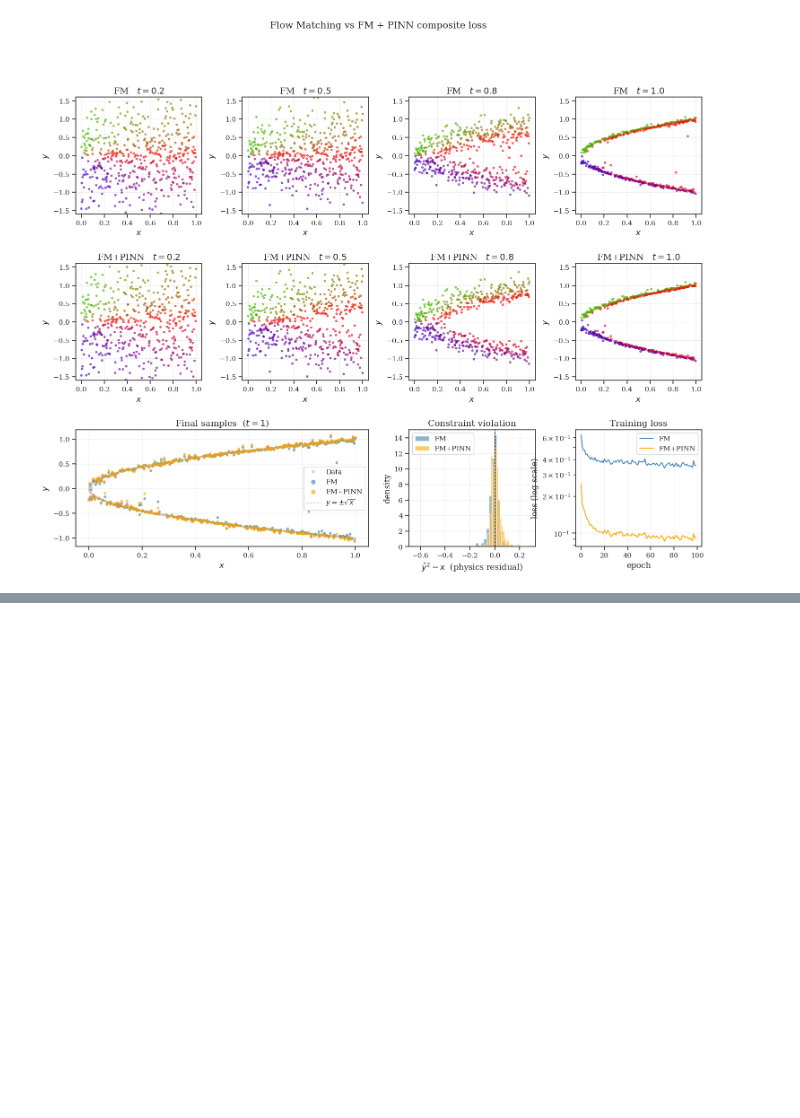
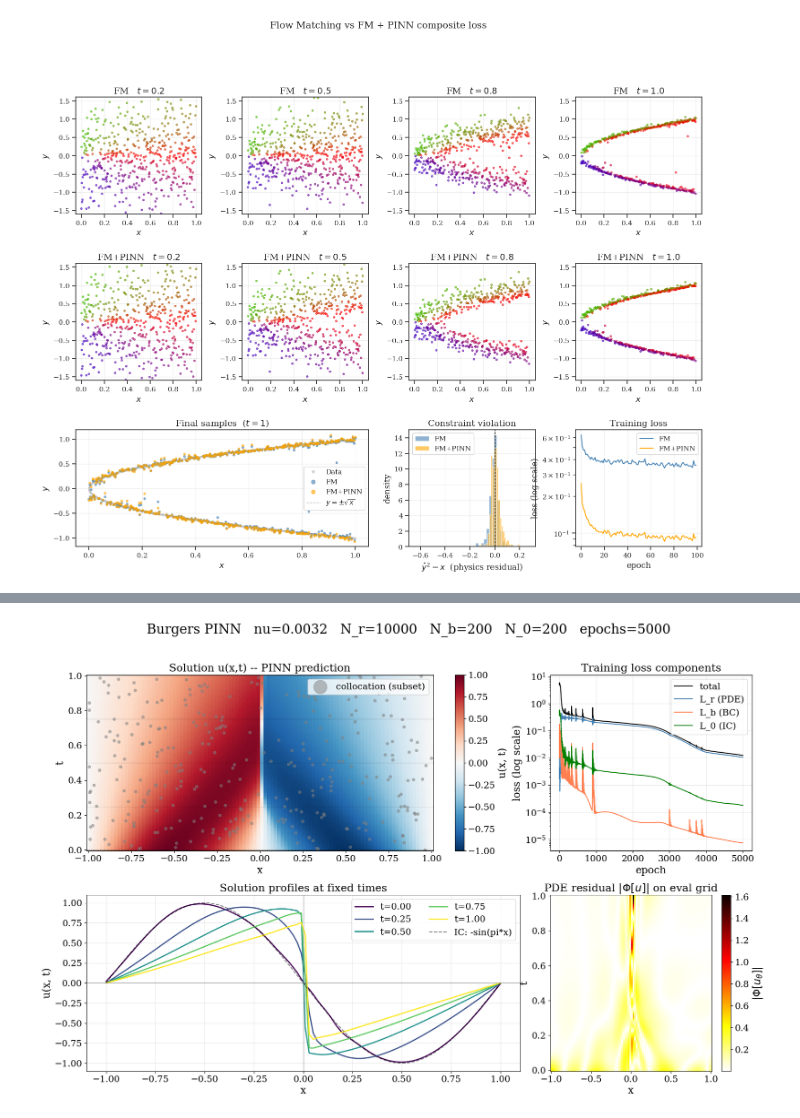
Before and after one commit to rahulbhadani/CPE487587_SP26, a Jupyter notebook: Code/Chapter_10_Physics_Informed_Neural_Network.ipynb, the cells around one changed output, grey strips where cells are left out. Saved outputs shown, nothing was run; the diff lists cells and outputs as text; code cells hidden in the pictures; blank space fills up the shorter version.

Commit message:
Chapter 10 PINN Code

```diff
--- a/Code/Chapter_10_Physics_Informed_Neural_Network.ipynb
+++ b/Code/Chapter_10_Physics_Informed_Neural_Network.ipynb
@@ -789,0 +963,82 @@ Epoch 100  FM: 0.35735   FM+PINN: 0.09235
+# %%
+plt.rcParams.update({
+    "font.size": 24, "font.family": "serif",
+    "axes.titlesize": 18, "axes.labelsize": 17,
+    "xtick.labelsize": 15, "ytick.labelsize": 15,
+    "legend.fontsize": 15,
+})
+
+#  Figure
+fig = plt.figure(figsize=(20, 12))
+gs  = gridspec.GridSpec(2, 3, figure=fig, hspace=0.25, wspace=0.15)
+
+# -- Panel 1: u(x,t) heatmap ------------------------------------------
+ax1 = fig.add_subplot(gs[0, :2])
+im  = ax1.pcolormesh(x_grid, t_grid, U, cmap="RdBu_r",
+                    shading="auto", vmin=-1.0, vmax=1.0)
+plt.colorbar(im, ax=ax1, label="u(x, t)")
+ax1.set_xlabel("x"); ax1.set_ylabel("t")
+ax1.set_title("Solution u(x,t) -- PINN prediction")
+
+# mark the time slices we will plot
+for t_val in [0.0, 0.25, 0.5, 0.75, 1.0]:
+    ax1.axhline(t_val, color="k", lw=0.6, ls="--", alpha=0.4)
+
+# scatter the collocation points
+ax1.scatter(x_r.detach().cpu()[:300],
+            t_r.detach().cpu()[:300],
+            s=20, color="gray", alpha=0.5, label="collocation (subset)")
+ax1.legend(loc="upper right", markerscale=5)
+
+# -- Panel 2: training loss curves ------------------------------------
+ax2 = fig.add_subplot(gs[0, 2])
+epochs_arr = np.arange(1, epochs+1)
+ax2.semilogy(epochs_arr, hist_total, label="total",  color="black", lw=1.5)
+ax2.semilogy(epochs_arr, hist_r,     label="L_r (PDE)",  color="steelblue")
+ax2.semilogy(epochs_arr, hist_b,     label="L_b (BC)",   color="coral")
+ax2.semilogy(epochs_arr, hist_0,     label="L_0 (IC)",   color="green")
+ax2.set_xlabel("epoch"); ax2.set_ylabel("loss (log scale)")
+ax2.set_title("Training loss components")
+ax2.legend(); ax2.grid(True, alpha=0.3)
+
+# -- Panel 3: u(x) slices at fixed times -----------------------------
+ax3 = fig.add_subplot(gs[1, :2])
+cmap_slices = plt.cm.viridis
+t_slices = [0.0, 0.25, 0.5, 0.75, 1.0]
+for i, t_val in enumerate(t_slices):
+    idx  = np.argmin(np.abs(t_grid - t_val))
+    col  = cmap_slices(i / (len(t_slices) - 1))
+    ax3.plot(x_grid, U[idx, :], color=col, lw=2, label=f"t={t_val:.2f}")
+
+# reference: initial condition
+ax3.plot(x_grid, -np.sin(np.pi * x_grid),
+        "k--", lw=1.5, alpha=0.5, label="IC: -sin(pi*x)")
+ax3.axhline(0, color="gray", lw=0.5)
+ax3.axvline(0, color="gray", lw=0.5)
+ax3.set_xlabel("x"); ax3.set_ylabel("u(x, t)")
+ax3.set_title("Solution profiles at fixed times")
+ax3.legend(ncol=2); ax3.grid(True, alpha=0.3)
+
+# -- Panel 4: physics residual on eval grid ---------------------------
+# recompute with gradients enabled to evaluate Phi on the test grid
+x_te = x_flat.requires_grad_(True)
+t_te = t_flat.requires_grad_(True)
+res_te = Phi(model, x_te, t_te).detach().cpu().numpy().ravel()
+R = res_te.reshape(N_test, N_test)
+
+ax4 = fig.add_subplot(gs[1, 2])
+im4 = ax4.pcolormesh(x_grid, t_grid, np.abs(R),
+                    cmap="hot_r", shading="auto")
+plt.colorbar(im4, ax=ax4, label="$|\Phi[u_\\theta]|$")
+ax4.set_xlabel("x"); ax4.set_ylabel("t")
+ax4.set_title("PDE residual $|\Phi[u]|$ on eval grid")
+
+fig.suptitle(
+    f"Burgers PINN   nu={nu:.4f}   N_r={N_r}   "
+    f"N_b={N_b}   N_0={N_0}   epochs={epochs}",
+    fontsize=22)
+
+
+fig.savefig("../Lectures/figures/burger_pinn_results.pdf", dpi=150, bbox_inches='tight')
+# %% [output]
+[figure, added]
```
Also changed, not shown: parts of 2 cells of this notebook, 2 other files.
